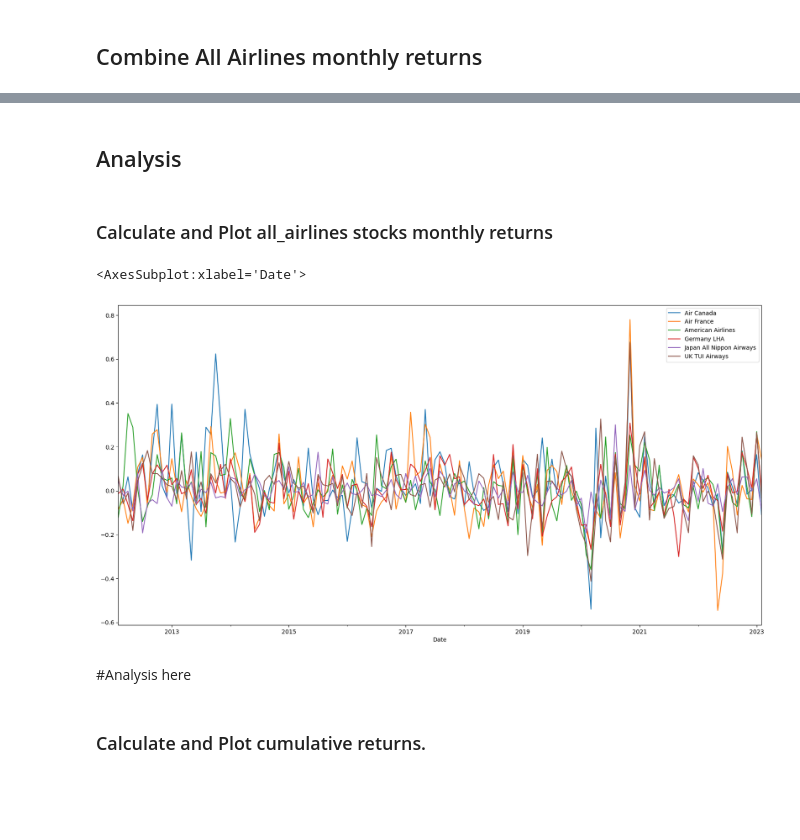
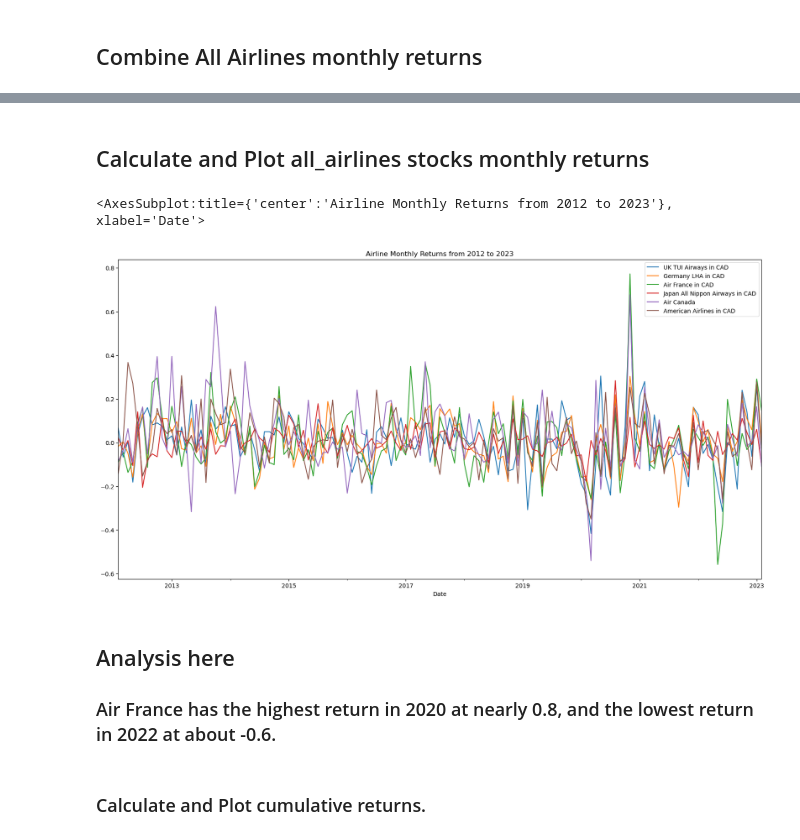
Before and after one commit to Emmalu868/Group-3-Project, a Jupyter notebook: Airline Data/Airline.ipynb, the cells around one changed output, grey strips where cells are left out. Saved outputs shown, nothing was run; the diff lists cells and outputs as text; code cells hidden in the pictures; blank space fills up the shorter version.

```diff
--- a/Airline Data/Airline.ipynb
+++ b/Airline Data/Airline.ipynb
@@ -76,3 +70,22 @@ japan_all_nippon_airways_df.rename(columns ={"Close":"Japan All Nippon Airways"}
 
 uk_tui_airways_df.drop(['Open','High','Low','Adj Close','Volume'], axis=1, inplace=True)
 uk_tui_airways_df.rename(columns ={"Close":"UK TUI Airways"}, inplace=True)
+# %%
+# Drop nulls
+air_canada_df.dropna(inplace = True)
+display(air_canada_df.isnull().sum())
+
+air_france_df.dropna(inplace = True)
+display(air_france_df.isnull().sum())
+
+american_airlines_df.dropna(inplace = True)
+display(american_airlines_df.isnull().sum())
+
+germany_lha_df.dropna(inplace = True)
+display(germany_lha_df.isnull().sum())
+
+japan_all_nippon_airways_df.dropna(inplace = True)
+display(japan_all_nippon_airways_df.isnull().sum())
+
+uk_tui_airways_df.dropna(inplace = True)
+display(uk_tui_airways_df.isnull().sum())
@@ -437,12 +466,13 @@ dtype: int64
 ## Combine All Airlines monthly returns
 # %%
 # Join 6 Airlines pct_change into a single DataFrame with columns for each airline's close price.
-df_monthly_return = pd.concat([air_canada_monthly_returns,
-                          air_france_monthly_returns,
-                          american_airlines_monthly_returns,
-                          germany_lha_monthly_returns,
-                          japan_all_nippon_airways_monthly_returns,
-                          uk_tui_airways_monthly_returns],
+df_monthly_return = pd.concat([uk_tui_airways_monthly_returns,
+                               germany_lha_monthly_returns,
+                               air_france_monthly_returns,
+                               japan_all_nippon_airways_monthly_returns,
+                               air_canada_monthly_returns,
+                               american_airlines_monthly_returns
+                              ],
                          axis="columns",join="inner")
 df_monthly_return.head()
 # %% [output]
@@ -456,18 +486,17 @@ df_monthly_return.head()
 # %%
 #export to csv: df_monthly_return
 df_monthly_return.to_csv("./Airline/df_monthly_return.csv", sep=',', encoding='utf-8', index=False)
-# %% [markdown]
-## Analysis
 # %% [markdown]
-### Calculate and Plot all_airlines stocks monthly returns
+## Calculate and Plot all_airlines stocks monthly returns
 # %%
 # Plot daily returns of all portfolios
-df_monthly_return.plot(figsize = (20,10))
+df_monthly_return.plot(figsize = (20,10), title="Airline Monthly Returns from 2012 to 2023")
 # %% [output]
-<AxesSubplot:xlabel='Date'>
+<AxesSubplot:title={'center':'Airline Monthly Returns from 2012 to 2023'}, xlabel='Date'>
-[figure, old version]
+[figure, new version]
-# %% [markdown]
-#Analysis here
+# %% [markdown]
+## Analysis here
+### Air France has the highest return in 2020 at nearly 0.8, and the lowest return in 2022 at about -0.6.
 # %% [markdown]
 ### Calculate and Plot cumulative returns.
 # %%
```
Also changed, not shown: parts of 17 cells of this notebook.
